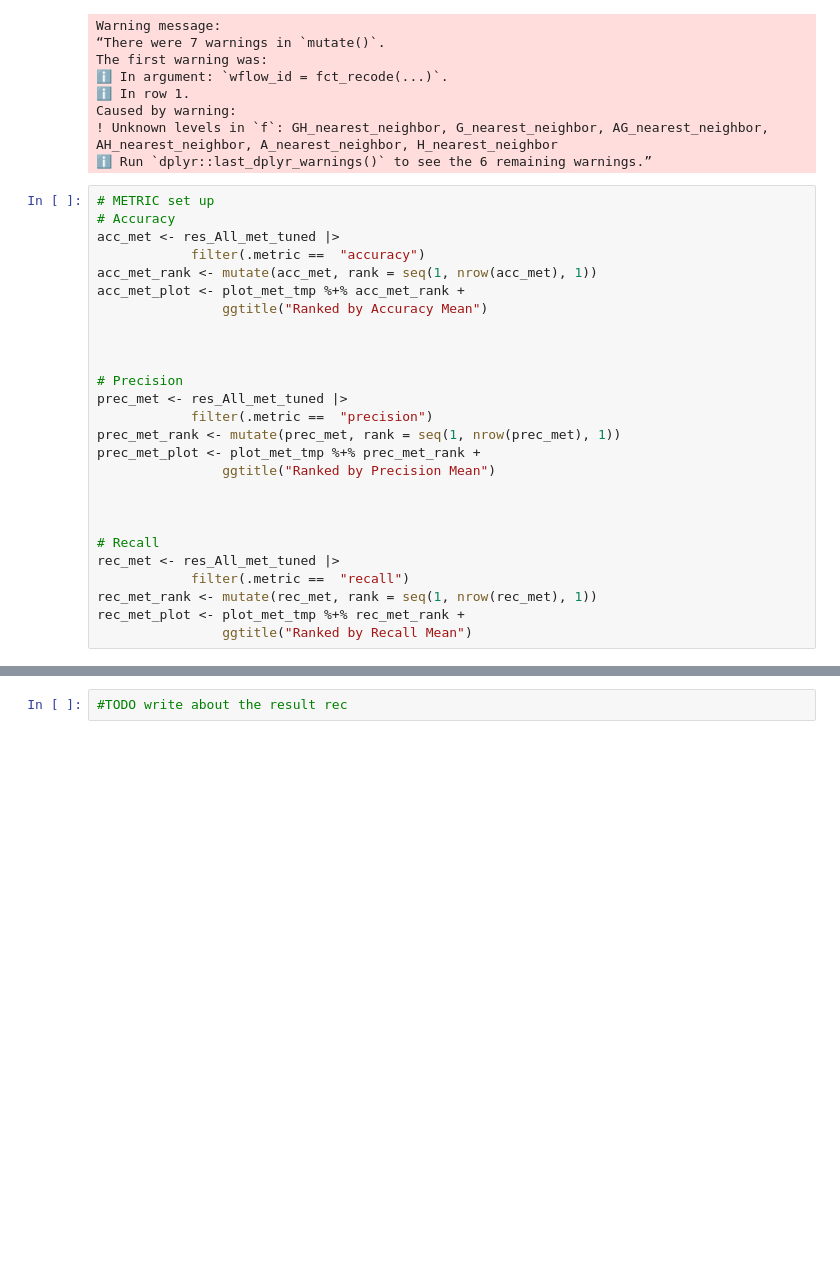
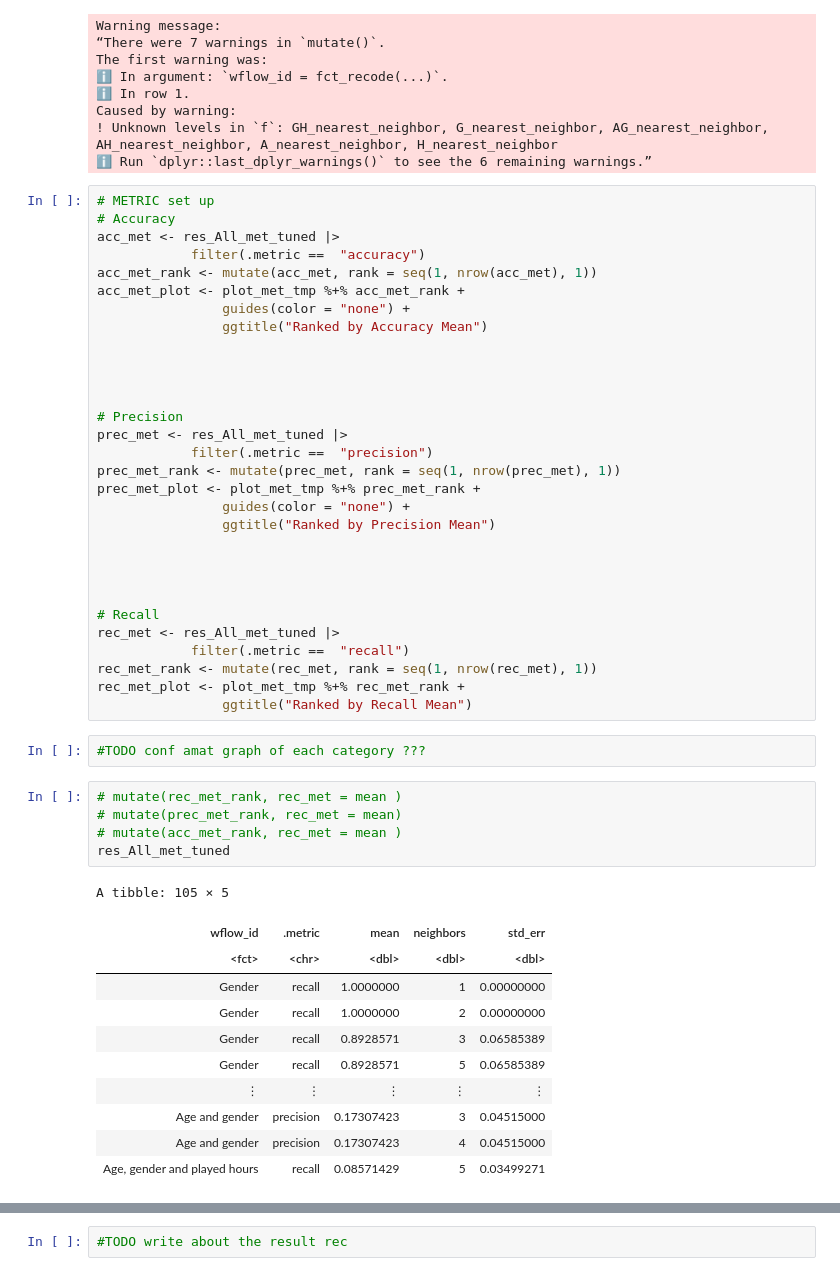
Before and after one commit to FabianoGLentini/player-subscription-ml, a Jupyter notebook: Project_Report.ipynb, the cells around one changed output, grey strips where cells are left out. Cells and saved outputs as stored; diff of their text form; blank space fills up the shorter version.

```diff
--- a/Project_Report.ipynb
+++ b/Project_Report.ipynb
@@ -264,7 +266,9 @@ acc_met <- res_All_met_tuned |>
             filter(.metric ==  "accuracy")
 acc_met_rank <- mutate(acc_met, rank = seq(1, nrow(acc_met), 1))
 acc_met_plot <- plot_met_tmp %+% acc_met_rank +
+                guides(color = "none") +
                 ggtitle("Ranked by Accuracy Mean")
+
 
 
 
@@ -273,7 +277,9 @@ prec_met <- res_All_met_tuned |>
             filter(.metric ==  "precision")
 prec_met_rank <- mutate(prec_met, rank = seq(1, nrow(prec_met), 1))
 prec_met_plot <- plot_met_tmp %+% prec_met_rank +
+                guides(color = "none") +
                 ggtitle("Ranked by Precision Mean")
+
 
 
 
@@ -283,3 +289,22 @@ rec_met <- res_All_met_tuned |>
 rec_met_rank <- mutate(rec_met, rank = seq(1, nrow(rec_met), 1))
 rec_met_plot <- plot_met_tmp %+% rec_met_rank +
                 ggtitle("Ranked by Recall Mean")
+# %%
+#TODO conf amat graph of each category ???
+# %%
+# mutate(rec_met_rank, rec_met = mean )
+# mutate(prec_met_rank, rec_met = mean)
+# mutate(acc_met_rank, rec_met = mean )
+res_All_met_tuned
+# %% [output]
+A tibble: 105 × 5
+| wflow_id | .metric | mean | neighbors | std_err |
+| <fct> | <chr> | <dbl> | <dbl> | <dbl> |
+| Gender | recall | 1.0000000 | 1 | 0.00000000 |
+| Gender | recall | 1.0000000 | 2 | 0.00000000 |
+| Gender | recall | 0.8928571 | 3 | 0.06585389 |
+| Gender | recall | 0.8928571 | 5 | 0.06585389 |
+| ⋮ | ⋮ | ⋮ | ⋮ | ⋮ |
+| Age and gender | precision | 0.17307423 | 3 | 0.04515000 |
+| Age and gender | precision | 0.17307423 | 4 | 0.04515000 |
+| Age, gender and played hours | recall | 0.08571429 | 5 | 0.03499271 |
```
Also changed, not shown: parts of 11 cells of this notebook.
